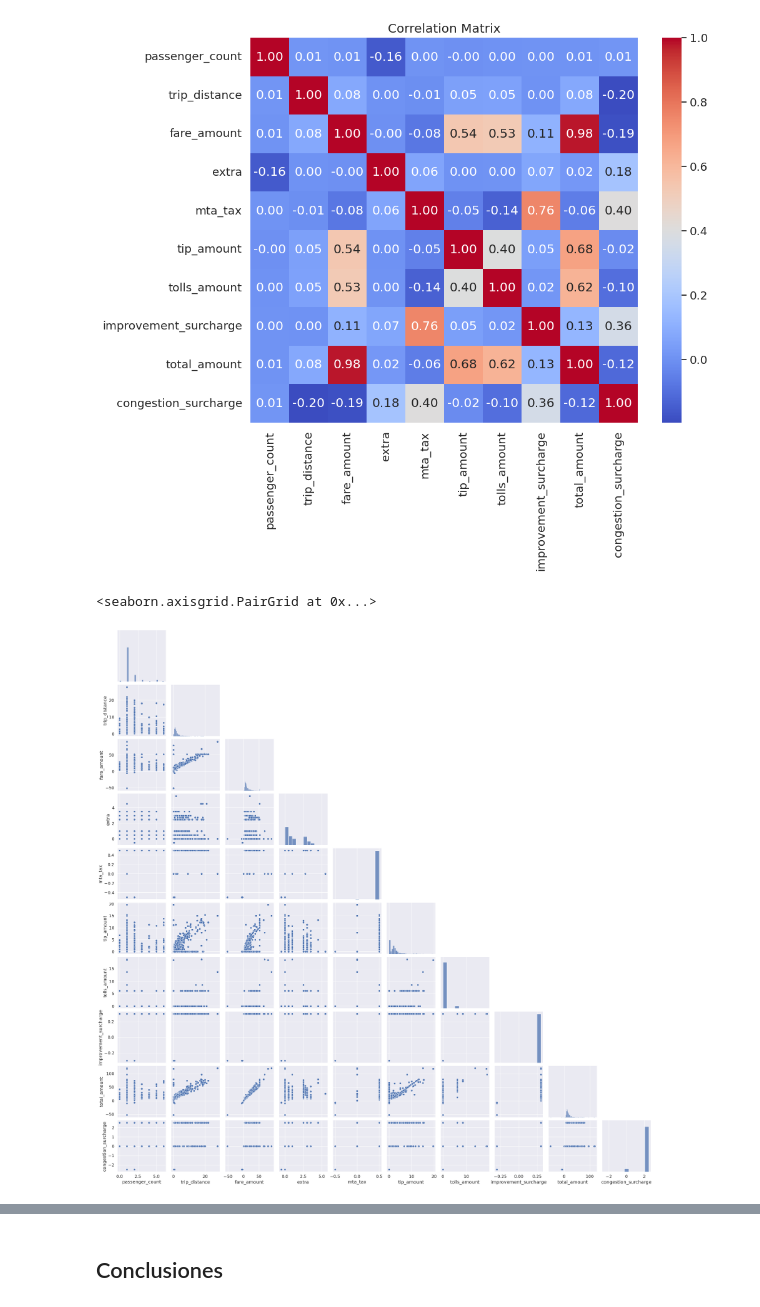
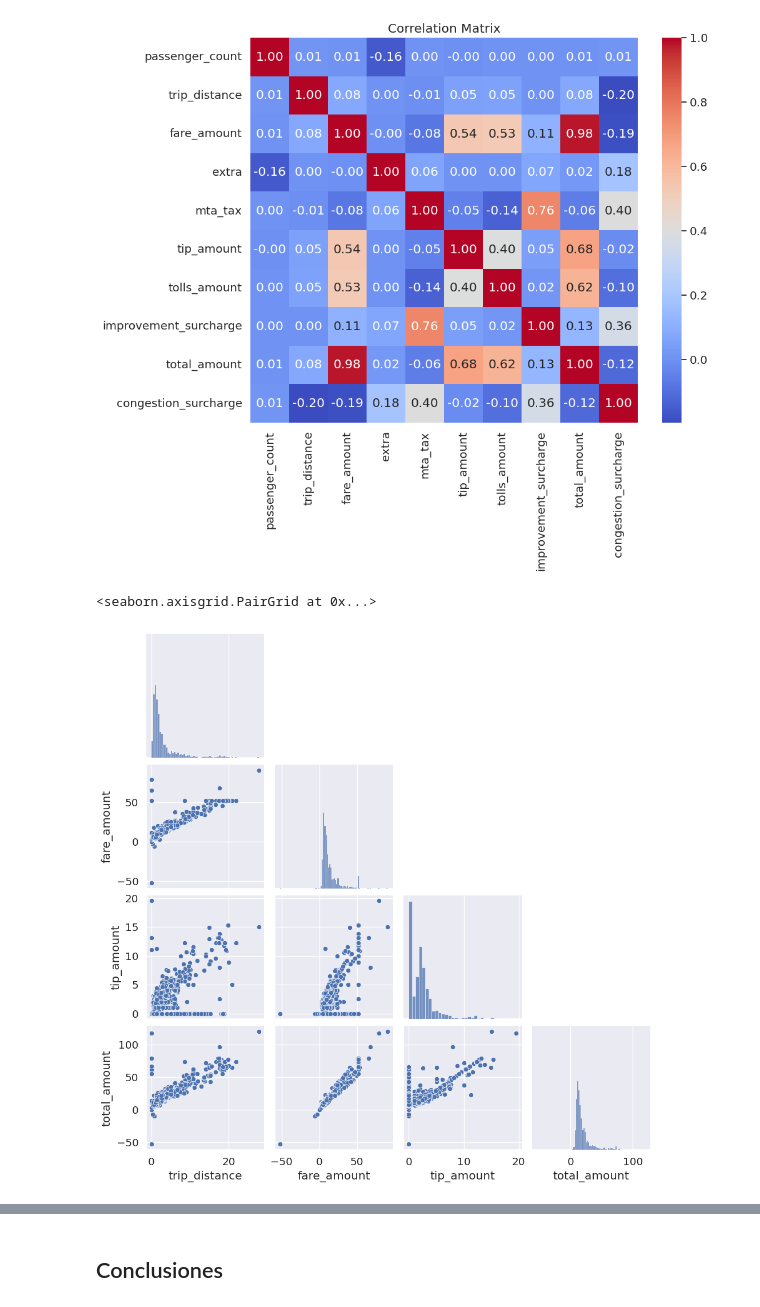
Before and after one commit to IA-UBA/analisis-de-datos, a Jupyter notebook: notebooks/EDA.ipynb, the cells around one changed output, grey strips where cells are left out. Cells and saved outputs as stored; diff of their text form; code cells hidden in the pictures.

```diff
--- a/notebooks/EDA.ipynb
+++ b/notebooks/EDA.ipynb
@@ -247,9 +243,9 @@ plt.show()
 # %%
 # Make a sample from the df to make pair plot
 
 sampled_num_df = num_df.sample(n = 1000, random_state=42)
 
-sns.pairplot(data=sampled_num_df, corner=True)
+sns.pairplot(data=sampled_num_df[['trip_distance', 'fare_amount', 'tip_amount','total_amount']], corner=True)
 # %% [output]
 <seaborn.axisgrid.PairGrid at 0x...>
-[figure, old version]
+[figure, new version]
```
Also changed, not shown: parts of 9 cells of this notebook.
